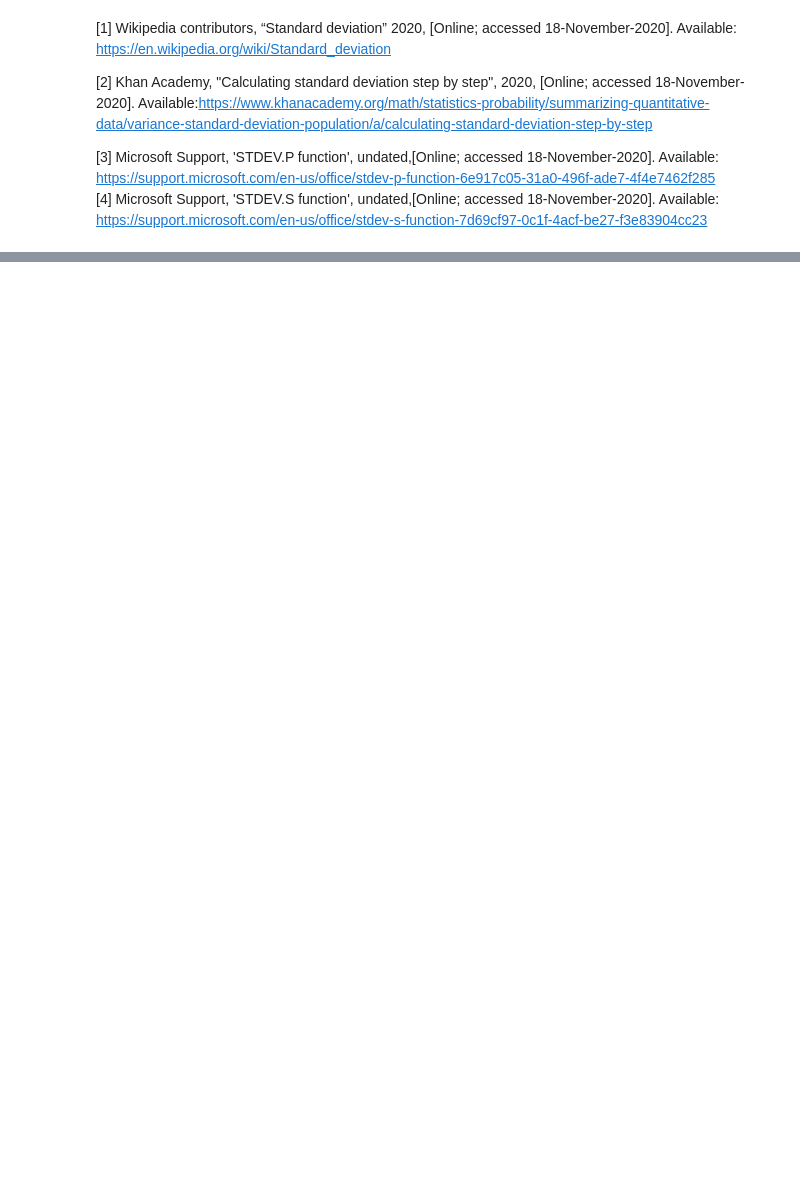
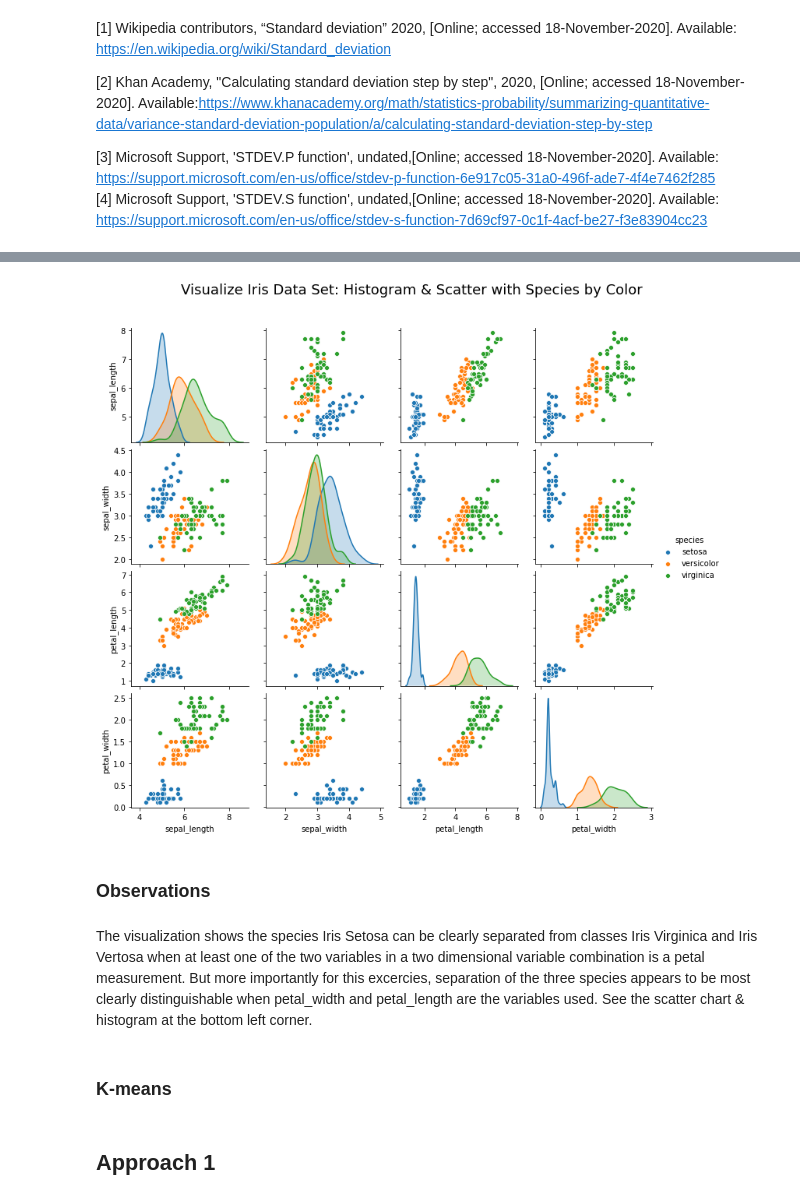
Before and after one commit to fionaoriordan/MLS_Tasks, a Jupyter notebook: Tasks.ipynb, the cells around one changed output, grey strips where cells are left out. Cells and saved outputs as stored; diff of their text form; code cells hidden in the pictures; blank space fills up the shorter version.

```diff
--- a/Tasks.ipynb
+++ b/Tasks.ipynb
@@ -747,0 +776,4 @@ https://support.microsoft.com/en-us/office/stdev-s-function-7d69cf97-0c1f-4acf-b
+# %%
+# Import the iris data set from seaborn
+
+df = sns.load_dataset("iris")
@@ -747,0 +831,17 @@ https://support.microsoft.com/en-us/office/stdev-s-function-7d69cf97-0c1f-4acf-b
+# %%
+# Visualize the dataset by specie.
+plot = sns.pairplot(df,hue='species')
+plt.suptitle("Visualize Iris Data Set: Histogram & Scatter with Species by Color", fontsize = 18)
+# adjust the height of the title so it does not overlap the graph
+plt.subplots_adjust(top=0.9)
+plt.show()
+# %% [output]
+[figure, added]
+# %% [markdown]
+### Observations
+# %% [markdown]
+The visualization shows the species Iris Setosa can be clearly separated from classes Iris Virginica and Iris Vertosa when at least one of the two variables in a two dimensional variable combination is a petal measurement. But more importantly for this excercies, separation of the three species appears to be most clearly distinguishable when petal_width and petal_length are the variables used. See the scatter chart & histogram at the bottom left corner.
+# %% [markdown]
+### K-means
+# %% [markdown]
+## Approach 1
```
Also changed, not shown: parts of 14 cells of this notebook.
